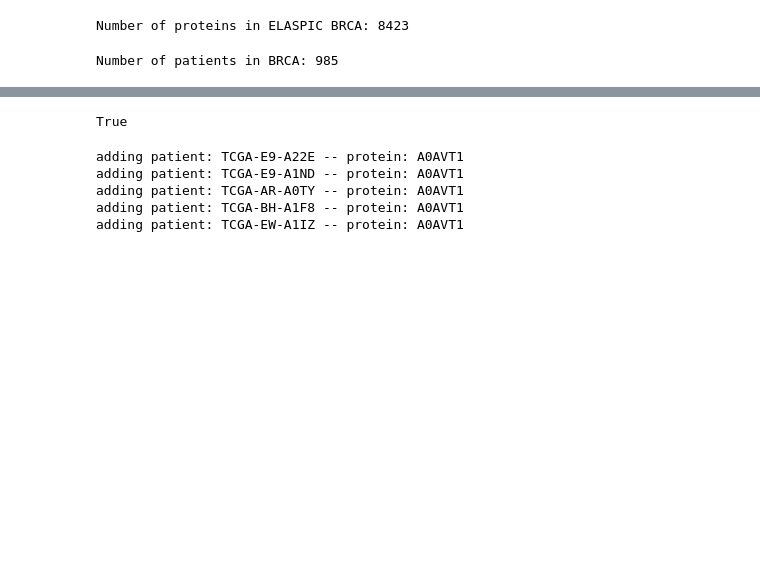
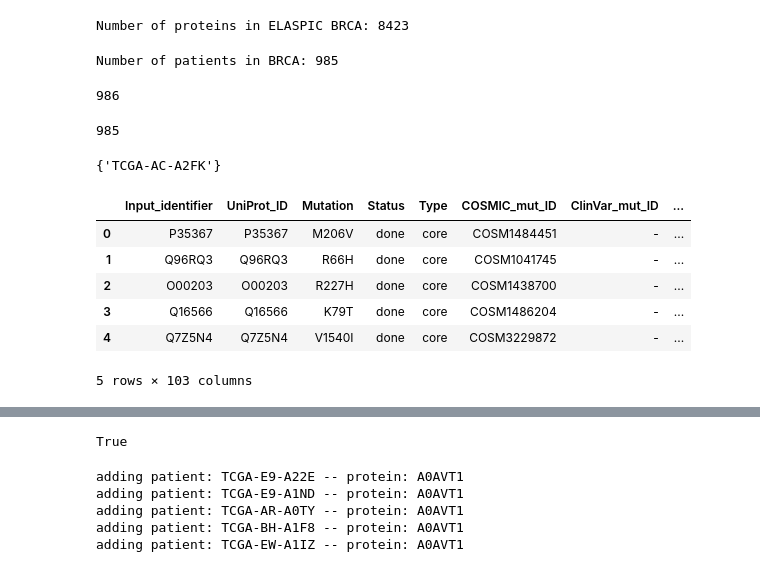
Before and after one commit to ibrahimberb/Predicting-Mutation-Effects, a Jupyter notebook: src/checks/TP53.ipynb, the cells around one changed output, grey strips where cells are left out. Cells and saved outputs as stored; diff of their text form; code cells hidden in the pictures; blank space fills up the shorter version.

```diff
--- a/src/checks/TP53.ipynb
+++ b/src/checks/TP53.ipynb
@@ -97,3 +95,18 @@ Number of proteins in ELASPIC BRCA: 8423
 print('Number of patients in BRCA:', len(predator_analysis.data_materials["brca_patients"]))
 # %% [output]
 Number of patients in BRCA: 985
+# %%
+patients_original = [p[:12] for p in predator_analysis.data_materials["brca_snv_data"]["Tumor_Sample_Barcode"].unique()]
+patients_original = sorted(patients_original)
+print(len(patients_original))
+# %% [output]
+986
+# %%
+patients_after = sorted(predator_analysis.data_materials["brca_patients"])
+print(len(patients_after))
+# %% [output]
+985
+# %%
+set(patients_original) ^ set(patients_after)
+# %% [output]
+{'TCGA-AC-A2FK'}
@@ -99,0 +118,10 @@ Number of patients in BRCA: 985
+# %%
+pd.read_csv(BRCA_CORE_PATH, sep='\t', low_memory=False).head()
+# %% [output]
+|  | Input_identifier | UniProt_ID | Mutation | Status | Type | COSMIC_mut_ID | ClinVar_mut_ID | ... |
+| 0 | P35367 | P35367 | M206V | done | core | COSM1484451 | - | ... |
+| 1 | Q96RQ3 | Q96RQ3 | R66H | done | core | COSM1041745 | - | ... |
+| 2 | O00203 | O00203 | R227H | done | core | COSM1438700 | - | ... |
+| 3 | Q16566 | Q16566 | K79T | done | core | COSM1486204 | - | ... |
+| 4 | Q7Z5N4 | Q7Z5N4 | V1540I | done | core | COSM3229872 | - | ... |
+5 rows × 103 columns
```
Also changed, not shown: parts of 35 cells of this notebook, 6 other files.
